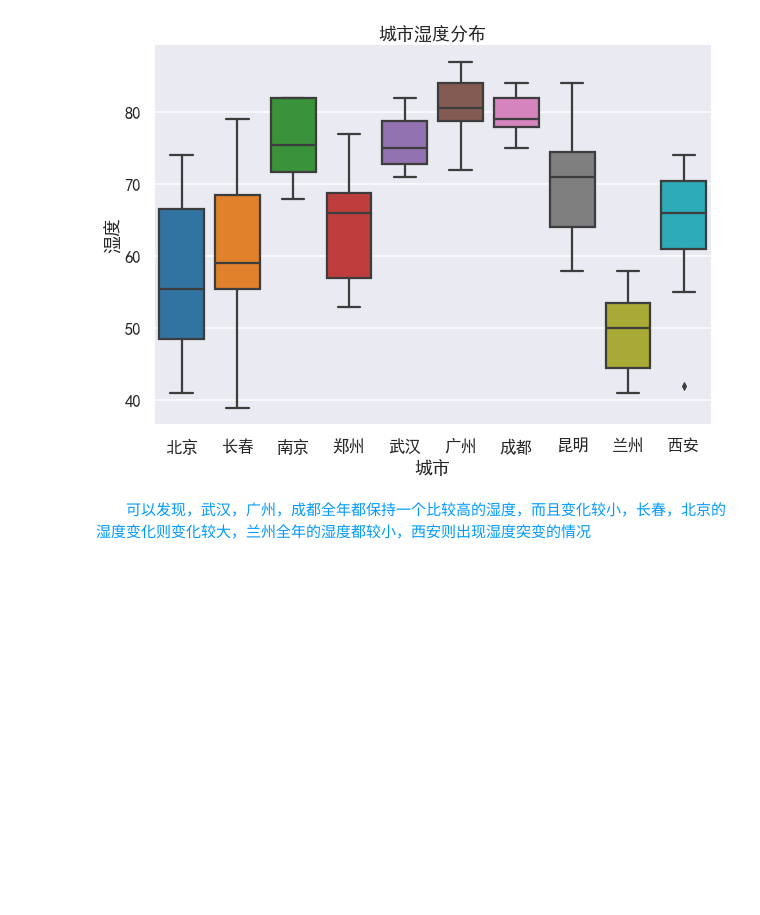
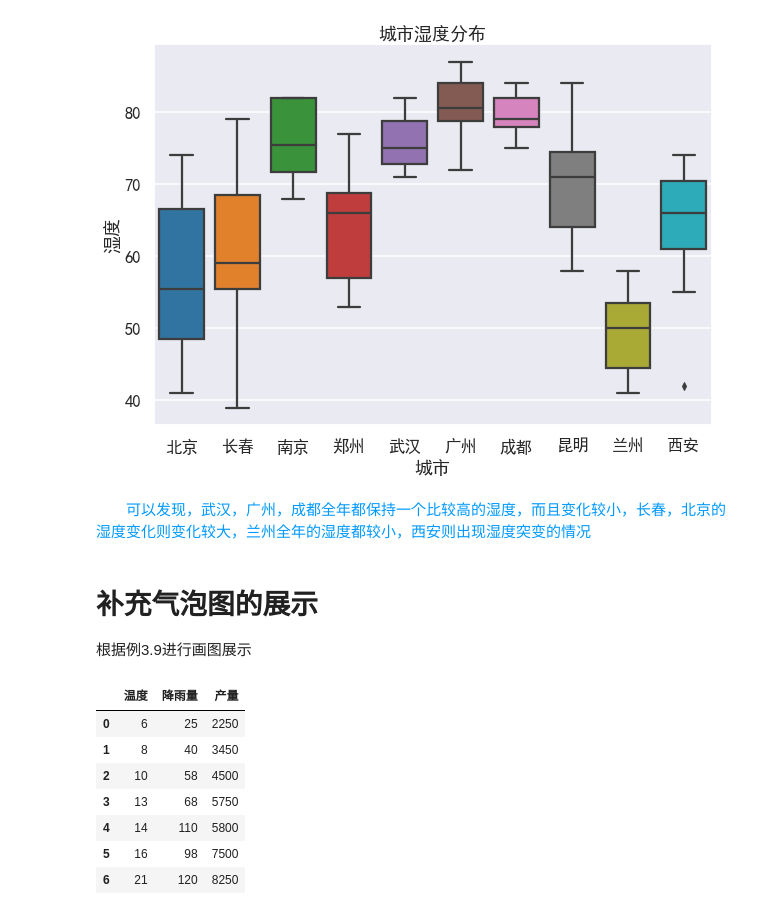
Before and after one commit to Interstella12/Statistics, a Jupyter notebook: codes/01-数据的图表展示.ipynb, the cells around one changed output. Saved outputs shown, nothing was run; the diff lists cells and outputs as text; code cells hidden in the pictures; blank space fills up the shorter version.

Commit message:
补充气泡图

```diff
--- a/codes/01-数据的图表展示.ipynb
+++ b/codes/01-数据的图表展示.ipynb
@@ -410,3 +402,18 @@ _ = plt.title('城市湿度分布')
 <font color=#0099ff>
 &ensp;&ensp;&ensp;&ensp;可以发现，武汉，广州，成都全年都保持一个比较高的湿度，而且变化较小，长春，北京的湿度变化则变化较大，兰州全年的湿度都较小，西安则出现湿度突变的情况
 </font>
+# %% [markdown]
+# 补充气泡图的展示
+根据例3.9进行画图展示
+# %%
+data = pd.read_excel('../source/《统计学》（第7版）—例题习题数据/（03）第3章  数据的图表展示（7）/（3-1）本章例题数据/例3.9.xlsx')
+data
+# %% [output]
+|  | 温度 | 降雨量 | 产量 |
+| 0 | 6 | 25 | 2250 |
+| 1 | 8 | 40 | 3450 |
+| 2 | 10 | 58 | 4500 |
+| 3 | 13 | 68 | 5750 |
+| 4 | 14 | 110 | 5800 |
+| 5 | 16 | 98 | 7500 |
+| 6 | 21 | 120 | 8250 |
```
Also changed, not shown: parts of 2 cells of this notebook, 1 other file.
